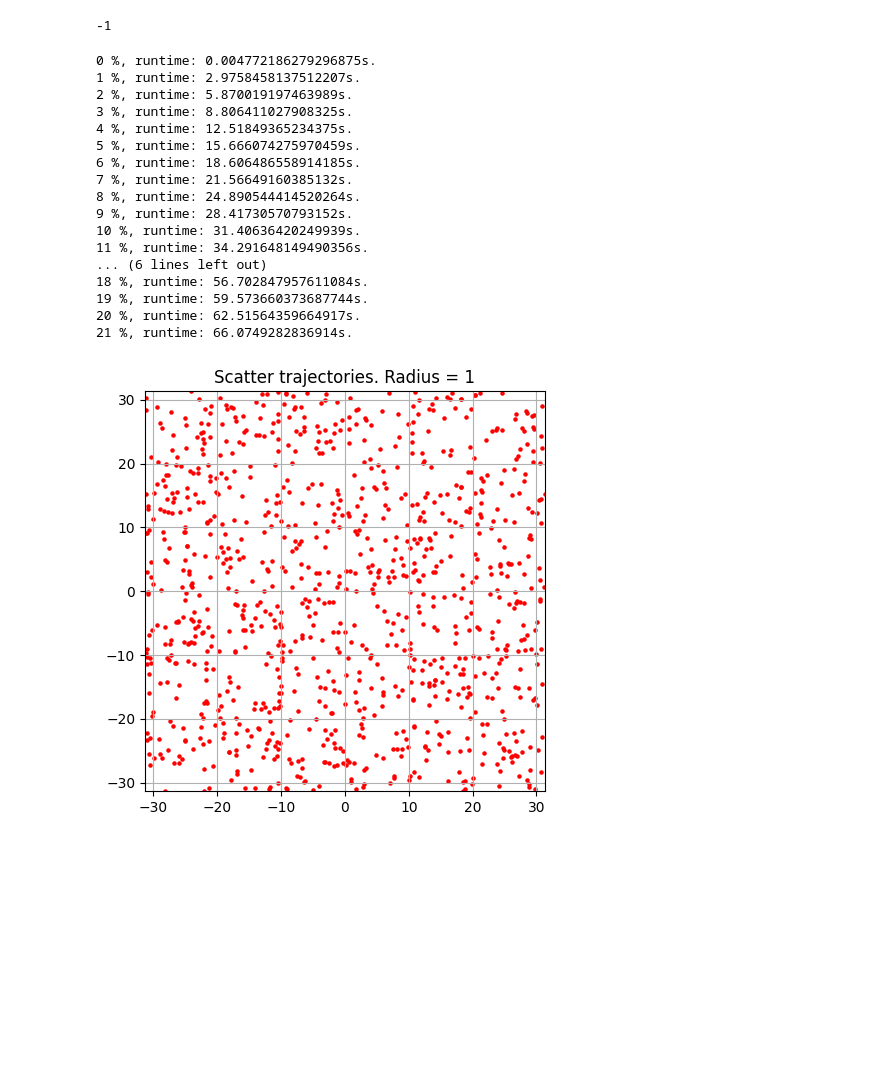
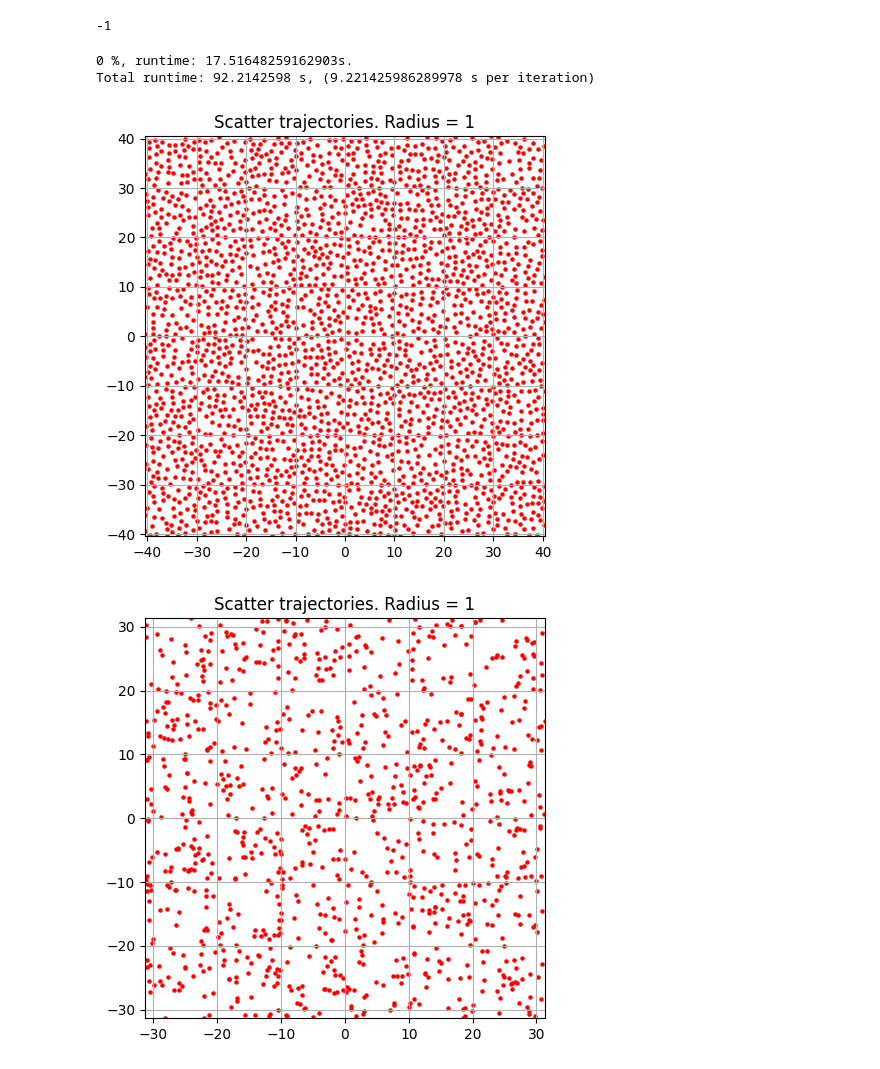
Before and after one commit to Phistian/exjobb, a Jupyter notebook: miguel/simulations/simulation_COLAB.ipynb, the cells around one changed output. Saved outputs shown, nothing was run; the diff lists cells and outputs as text; code cells hidden in the pictures; blank space fills up the shorter version.

```diff
--- a/miguel/simulations/simulation_COLAB.ipynb
+++ b/miguel/simulations/simulation_COLAB.ipynb
@@ -56,14 +49,14 @@ import re
 ##PARAMETERS
 rho = 0.3  # total particle area to box_area ratio  ρ ∈ {0.1, 0.6}
 F_P = 3
-N = 15  # for its= 1e2, sample_its = 100: 50 11, 100 46
-its = int(1e5)  # 1e5
-sample_its = 100
-n_resets = 0  # including first run
+N = 2500  # for its= 1e2, sample_its = 100: 50 11, 100 46
+its = 10  # 1e5
+sample_its = 10
+n_resets = 10  # including first run
 interact_across_borders = True
 potential_type = 'tslj'
-plot = True
-plot_last_frame = False
+plot = False
+plot_last_frame = True
 save = True
 rho_area = True
 profile = False
@@ -480,50 +473,36 @@ def run(c, o):
         fig_to_window_fraction = 0.8
         ax = plt.axes([0.1, 0.1, fig_to_window_fraction, fig_to_window_fraction], xlim=(-x_len / 2, x_len / 2), ylim=(-y_len / 2, y_len / 2))
         box_len_ratio = x_len/box_len
         radius_to_box_len = length_scale/box_len
         radius_to_image = box_len_ratio * radius_to_box_len
         points_per_inch = 72
         points_whole_axis = fs * fig_to_window_fraction * points_per_inch # fs is in inches, s in points
         points_radius = radius_to_image * points_whole_axis
 
         for i in range(N):
 
 
             plt.scatter(np.asnumpy(centroids_x[i + (sample_its-1) * N]), np.asnumpy(centroids_y[i + (sample_its-1) * N]), color=[1,0,0], s=5)#int(points_radius**2))
 
         ax.set_aspect('equal', adjustable='box')
 
 
         plt.title("Scatter trajectories. Radius = " + str(length_scale))
         plt.grid()
         plt.show()
 
     return c, o, data_dict
 
 
 
 if profile:
   cProfile.run('run(coordinates, orientations)', sort='cumtime')
 else:
   coord, orie, data_d = run(coordinates, orientations)
 # %% [output]
-0 %, runtime: 0.004772186279296875s.
-1 %, runtime: 2.9758458137512207s.
-2 %, runtime: 5.870019197463989s.
-3 %, runtime: 8.806411027908325s.
-4 %, runtime: 12.51849365234375s.
-5 %, runtime: 15.666074275970459s.
-6 %, runtime: 18.606486558914185s.
-7 %, runtime: 21.56649160385132s.
-8 %, runtime: 24.890544414520264s.
-9 %, runtime: 28.41730570793152s.
-10 %, runtime: 31.40636420249939s.
-11 %, runtime: 34.291648149490356s.
-... (6 lines left out)
-18 %, runtime: 56.702847957611084s.
-19 %, runtime: 59.573660373687744s.
-20 %, runtime: 62.51564359664917s.
-21 %, runtime: 66.0749282836914s.
+0 %, runtime: 17.51648259162903s.
+Total runtime: 92.2142598 s, (9.221425986289978 s per iteration)
+[figure, added]
 # %%
 fs = 5
 fig_size = (fs, fs)
```
Also changed, not shown: parts of 5 cells of this notebook.
